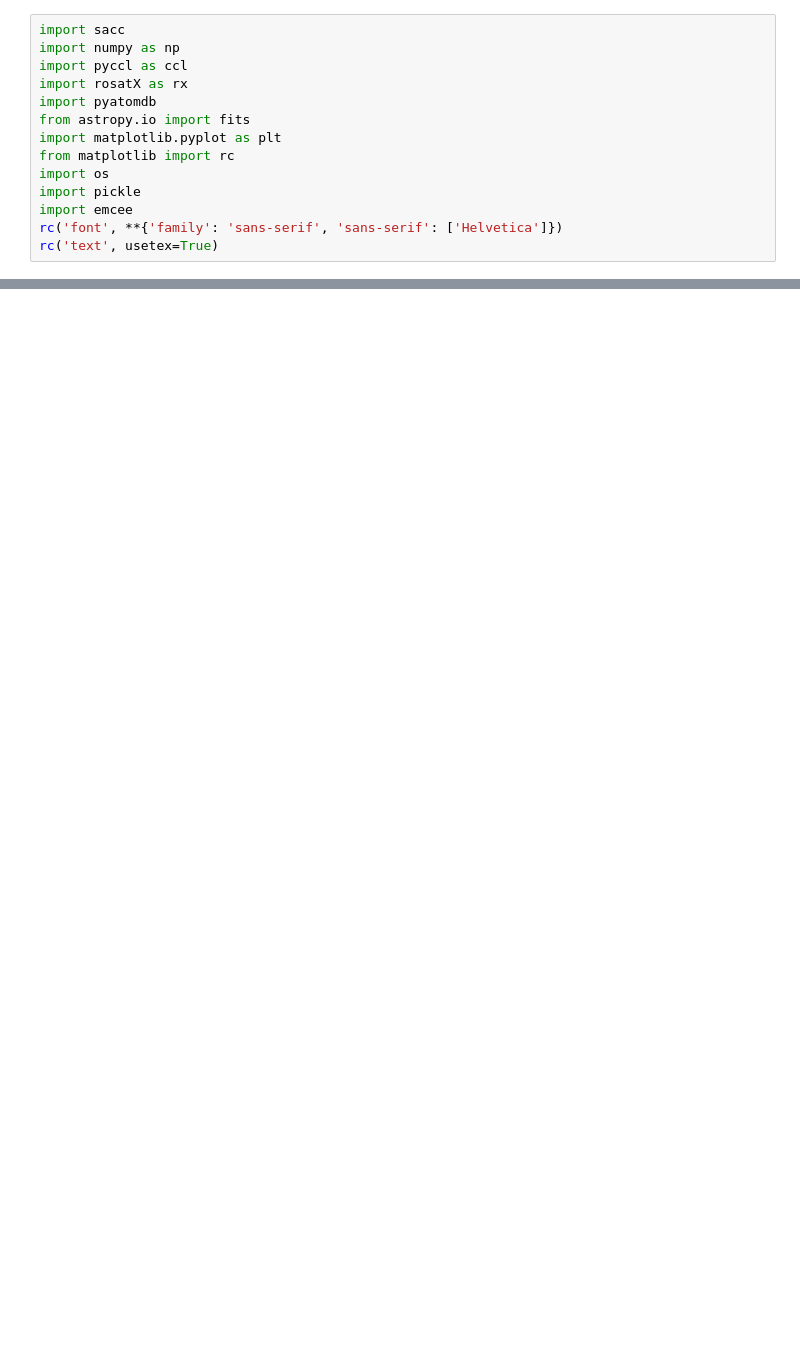
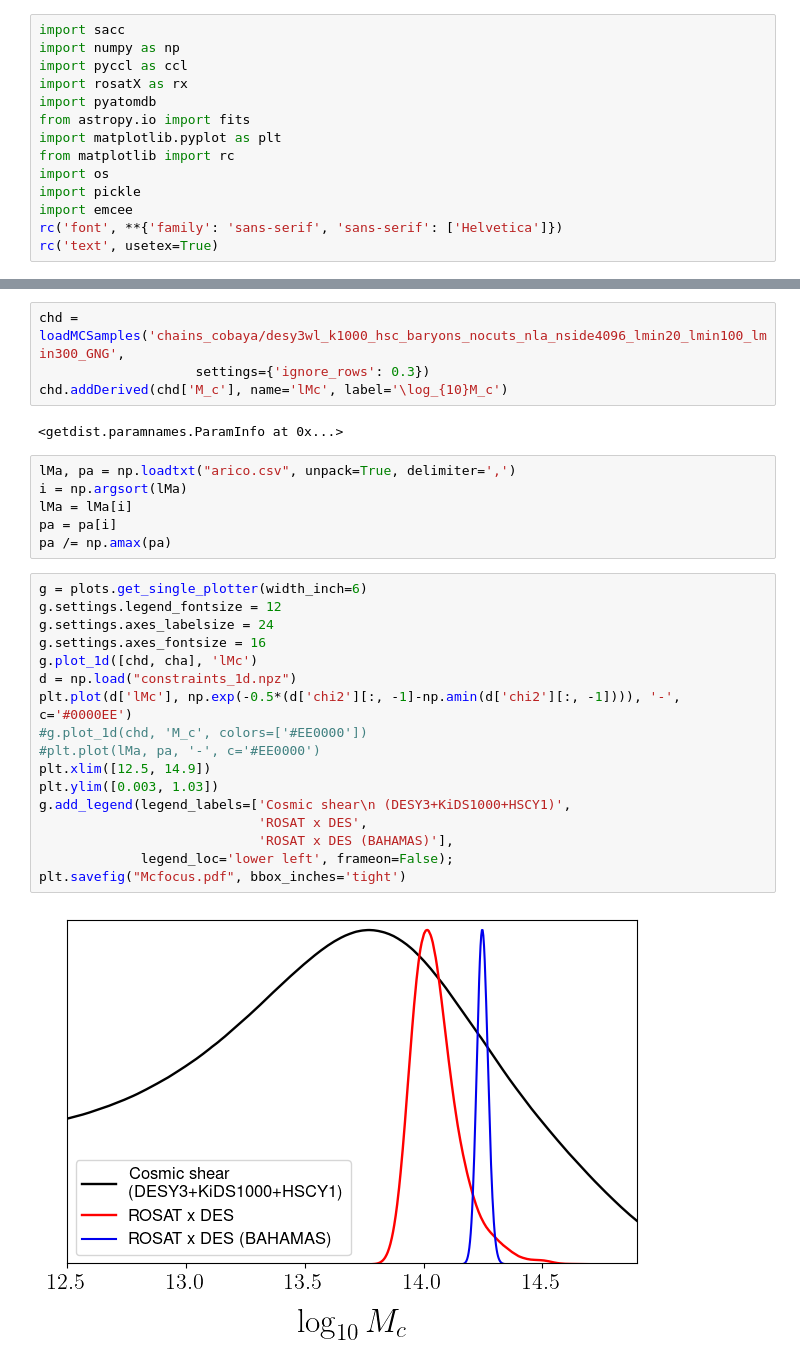
Before and after one commit to Cosmotheka/Cosmotheka_likelihoods, a Jupyter notebook: papers/ROSATx/LikelihoodExample.ipynb, the cells around one changed output, grey strips where cells are left out. Saved outputs shown, nothing was run; the diff lists cells and outputs as text; blank space fills up the shorter version.

```diff
--- a/papers/ROSATx/LikelihoodExample.ipynb
+++ b/papers/ROSATx/LikelihoodExample.ipynb
@@ -504,0 +52,31 @@ WARNING:root:auto bandwidth for gamma very small or failed (h=0.0006818865324916
+# %%
+chd = loadMCSamples('chains_cobaya/desy3wl_k1000_hsc_baryons_nocuts_nla_nside4096_lmin20_lmin100_lmin300_GNG',
+                    settings={'ignore_rows': 0.3})
+chd.addDerived(chd['M_c'], name='lMc', label='\log_{10}M_c')
+# %% [output]
+<getdist.paramnames.ParamInfo at 0x...>
+# %%
+lMa, pa = np.loadtxt("arico.csv", unpack=True, delimiter=',')
+i = np.argsort(lMa)
+lMa = lMa[i]
+pa = pa[i]
+pa /= np.amax(pa)
+# %%
+g = plots.get_single_plotter(width_inch=6)
+g.settings.legend_fontsize = 12
+g.settings.axes_labelsize = 24
+g.settings.axes_fontsize = 16
+g.plot_1d([chd, cha], 'lMc')
+d = np.load("constraints_1d.npz")
+plt.plot(d['lMc'], np.exp(-0.5*(d['chi2'][:, -1]-np.amin(d['chi2'][:, -1]))), '-', c='#0000EE')
+#g.plot_1d(chd, 'M_c', colors=['#EE0000'])
+#plt.plot(lMa, pa, '-', c='#EE0000')
+plt.xlim([12.5, 14.9])
+plt.ylim([0.003, 1.03])
+g.add_legend(legend_labels=['Cosmic shear\n (DESY3+KiDS1000+HSCY1)',
+                            'ROSAT x DES',
+                            'ROSAT x DES (BAHAMAS)'],
+             legend_loc='lower left', frameon=False);
+plt.savefig("Mcfocus.pdf", bbox_inches='tight')
+# %% [output]
+[figure, added]
```
Also changed, not shown: parts of 22 cells of this notebook, 1 other file.
